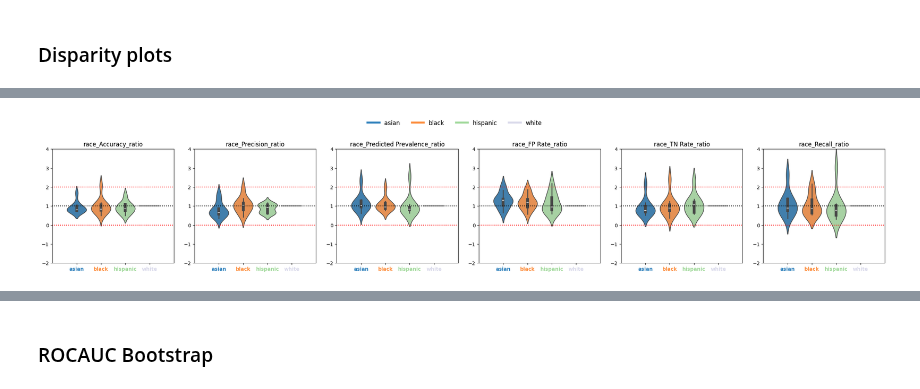
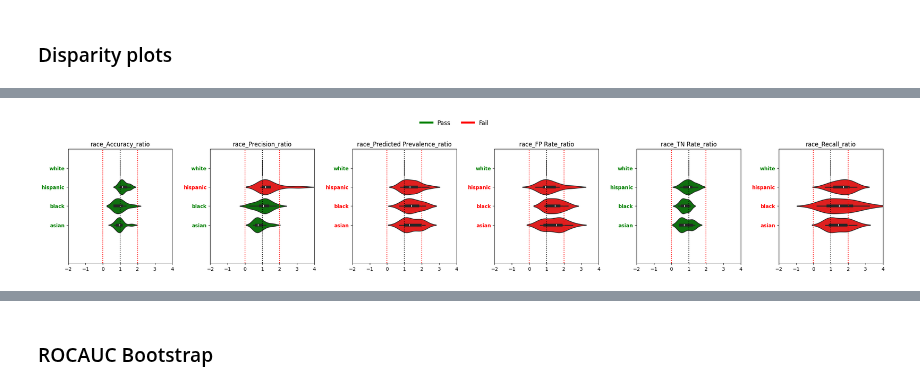
Before and after one commit to uclamii/equiboots, a Jupyter notebook: notebooks/equi_boots_plots.ipynb, the cells around one changed output, grey strips where cells are left out. Drawn from its saved outputs; the diff is of its cells as text; code cells hidden in the pictures.

Commit message:
Working on disparity plot pass_fail

```diff
--- a/notebooks/equi_boots_plots.ipynb
+++ b/notebooks/equi_boots_plots.ipynb
@@ -219,24 +264,28 @@ sliced = eq2.slicer(slicing_var="race")
 # %%
 eqb.eq_disparity_metrics_plot(
     dispa,
     metric_cols=[
         "Accuracy_ratio",
         "Precision_ratio",
         "Predicted Prevalence_ratio",
         "FP Rate_ratio",
         "TN Rate_ratio",
         "Recall_ratio",
     ],
     name="race",
     categories="all",
     figsize=(24, 4),
     plot_kind="violinplot",
     color_by_group=True,
     show_grid=False,
+    strict_layout=True,
     save_path="./images",
+    show_pass_fail=True,
+    # point_estimates=True,
+    # disparity_thresholds=[0.9, 1.2],
 )
 # %% [output]
-[figure, old version]
+[figure, new version]
 # %%
 eqb.eq_disparity_metrics_plot(
     race_metrics,
```
Also changed, not shown: parts of 13 cells of this notebook, 2 other files.
